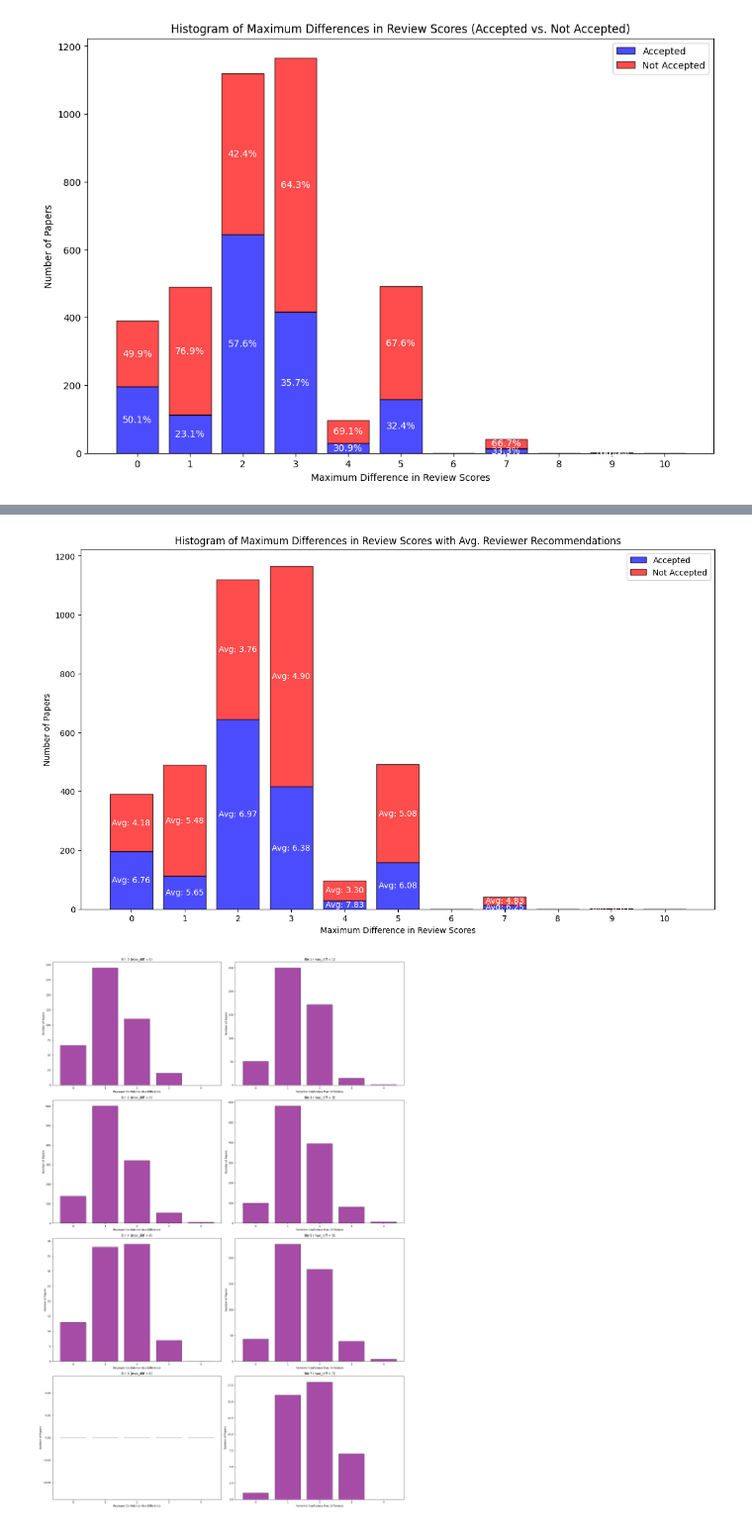
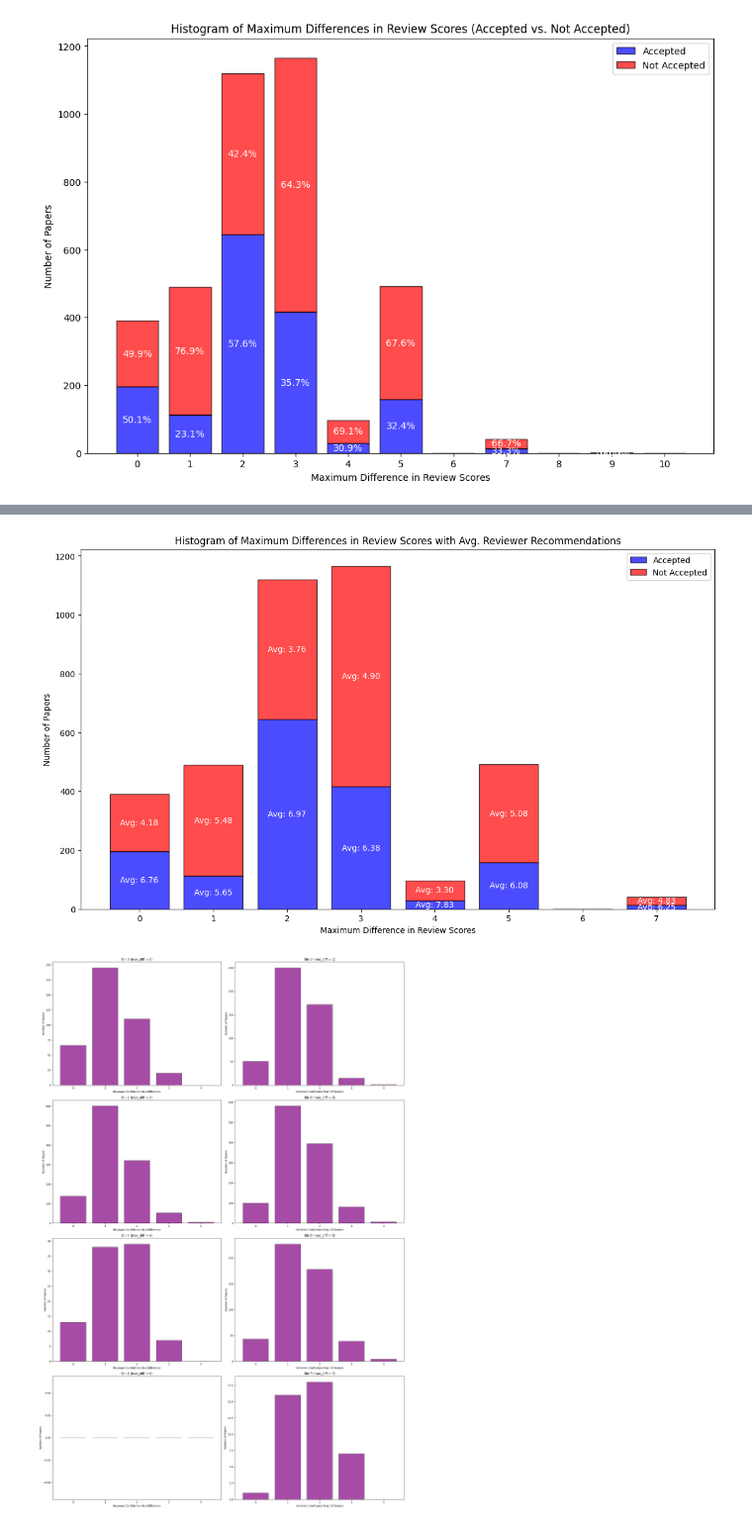
Before and after one commit to halilfarukkaragoz/data-literacy-group16, a Jupyter notebook: yusuf/Explore_max_diff.ipynb, the cells around one changed output, grey strips where cells are left out. Shown at 99% size. Cells and saved outputs as stored; diff of their text form; code cells hidden in the pictures.

```diff
--- a/yusuf/Explore_max_diff.ipynb
+++ b/yusuf/Explore_max_diff.ipynb
@@ -171,8 +450,8 @@ acceptance_col = 'is_accepted'  # Column for acceptance
 recommendation_col = 'reviewer_recommendation_nanmean'  # Column for reviewer recommendations
 
 # Define bins
-bins = range(0, 12)  # Define bins for max_diff (0 to 10, inclusive)
-bin_centers = np.arange(0, 11)  # Integer values from 0 to 10
+bins = range(0, 9)  # Define bins for max_diff (0 to 10, inclusive)
+bin_centers = np.arange(0, 8)  # Integer values from 0 to 10
 bar_width = 0.8  # Adjust bar width
 
 # Initialize lists for averages
@@ -180,7 +459,7 @@ accepted_avg_scores = []
 not_accepted_avg_scores = []
 
 # Compute averages for each bin
-for k in range(0, 11):
+for k in range(0, 9):
     # Filter papers in the current bin
     bin_data = df[df[column_name] == k]
 
@@ -191,34 +470,34 @@ for k in range(0, 11):
 
     # Compute averages for not accepted papers
     not_accepted_data = bin_data[bin_data[acceptance_col] == False]
     not_accepted_avg = not_accepted_data[recommendation_col].mean() if not not_accepted_data.empty else 0
     not_accepted_avg_scores.append(not_accepted_avg)
 
 # Plot the stacked bar chart
 plt.figure(figsize=(14, 8))
 accepted_counts, _ = np.histogram(df[df[acceptance_col] == True][column_name], bins=bins)
 not_accepted_counts, _ = np.histogram(df[df[acceptance_col] == False][column_name], bins=bins)
 plt.bar(bin_centers, accepted_counts, width=bar_width, label='Accepted', color='blue', alpha=0.7, edgecolor='black')
 plt.bar(bin_centers, not_accepted_counts, width=bar_width, label='Not Accepted', color='red', alpha=0.7, edgecolor='black', bottom=accepted_counts)
 
 # Annotate averages on the plot
 for i, (acc_count, not_acc_count, acc_avg, not_acc_avg) in enumerate(zip(accepted_counts, not_accepted_counts, accepted_avg_scores, not_accepted_avg_scores)):
     if acc_count > 0:
         plt.text(bin_centers[i], acc_count / 2, f'Avg: {acc_avg:.2f}', ha='center', va='center', fontsize=10, color='white')
     if not_acc_count > 0:
         plt.text(bin_centers[i], acc_count + not_acc_count / 2, f'Avg: {not_acc_avg:.2f}', ha='center', va='center', fontsize=10, color='white')
 
 # Add labels, title, and legend
 plt.xlabel('Maximum Difference in Review Scores')
 plt.ylabel('Number of Papers')
 plt.title('Histogram of Maximum Differences in Review Scores with Avg. Reviewer Recommendations')
 plt.xticks(ticks=bin_centers)  # Ensure x-axis ticks are at integer values
 plt.legend()
 
 # Display the plot
 plt.show()
 # %% [output]
-[figure, old version]
+[figure, new version]
 # %%
 
 
```
Also changed, not shown: parts of 23 cells of this notebook, 7 other files.
